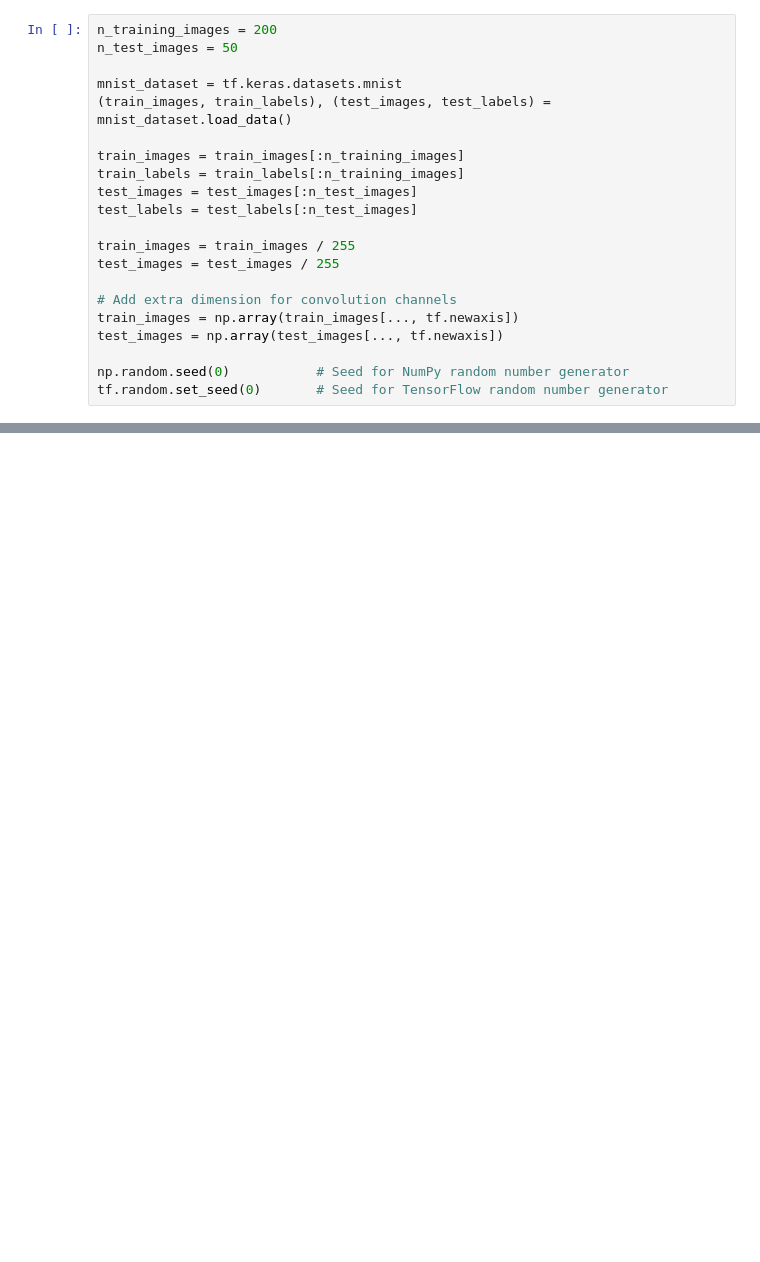
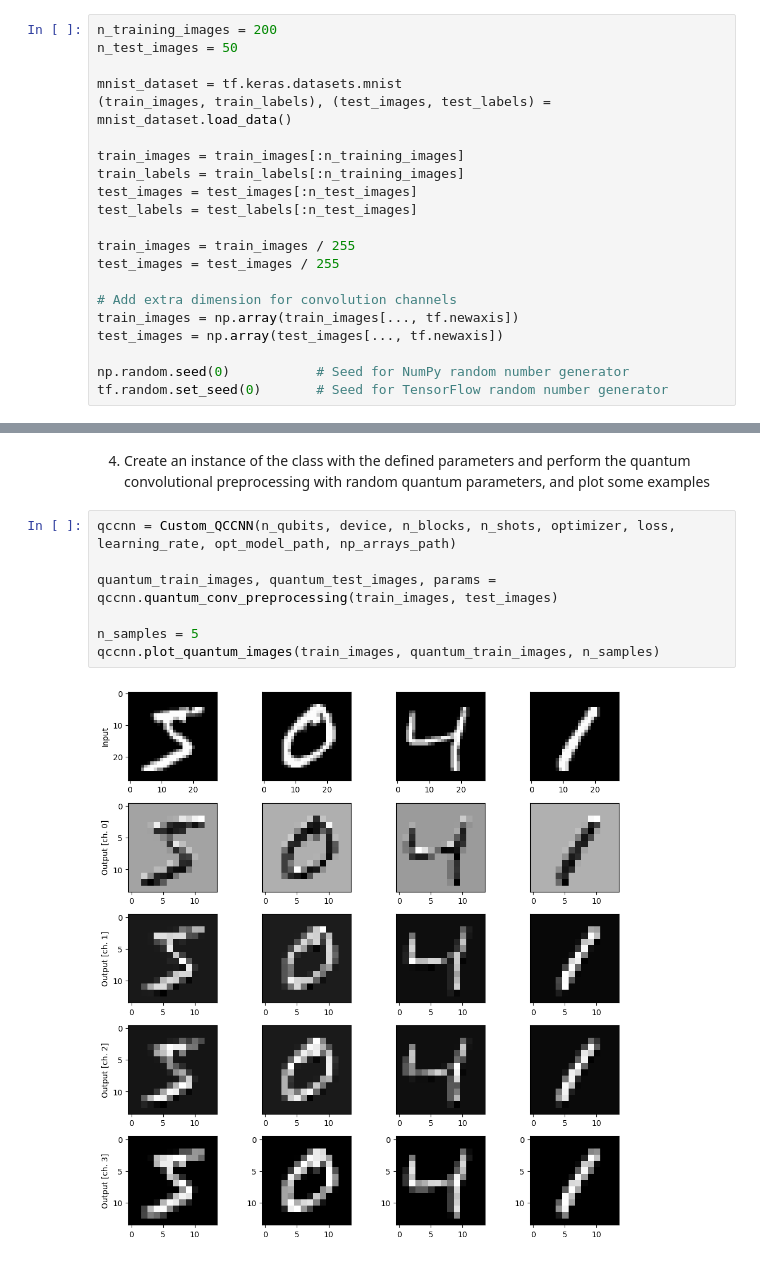
Before and after one commit to cesar-hernando/QML, a Jupyter notebook: qccnn_mnist_new.ipynb, the cells around one changed output, grey strips where cells are left out. Cells and saved outputs as stored; diff of their text form; blank space fills up the shorter version.

```diff
--- a/qccnn_mnist_new.ipynb
+++ b/qccnn_mnist_new.ipynb
@@ -260,0 +168,11 @@ plt.show()
+# %% [markdown]
+4. Create an instance of the class with the defined parameters and perform the quantum convolutional preprocessing with random quantum parameters, and plot some examples
+# %%
+qccnn = Custom_QCCNN(n_qubits, device, n_blocks, n_shots, optimizer, loss, learning_rate, opt_model_path, np_arrays_path)
+
+quantum_train_images, quantum_test_images, params = qccnn.quantum_conv_preprocessing(train_images, test_images)
+
+n_samples = 5
+qccnn.plot_quantum_images(train_images, quantum_train_images, n_samples)
+# %% [output]
+[figure, added]
```
Also changed, not shown: parts of 23 cells of this notebook, 39 other files.
